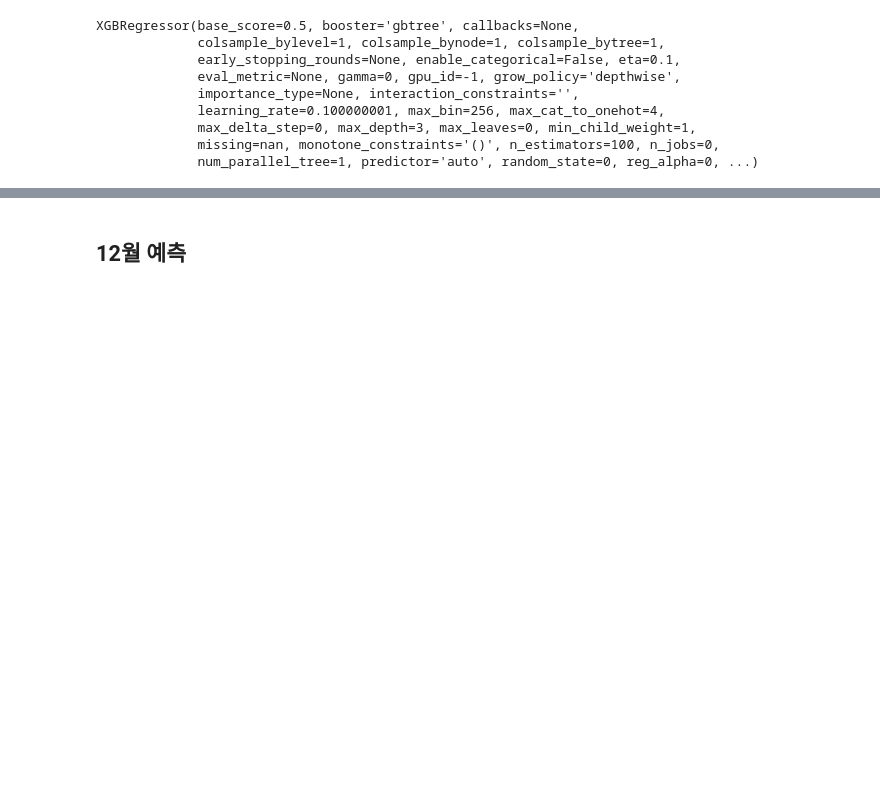
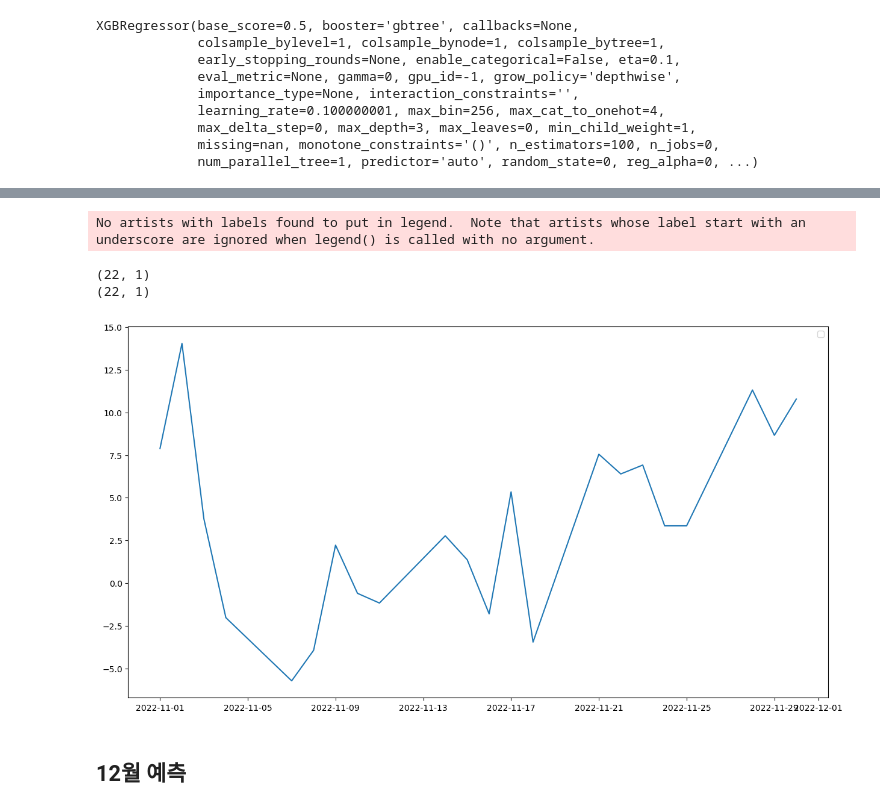
Before and after one commit to Kim-Hyunah/Final_Predict_Agricultural, a Jupyter notebook: model_pred_price_xgb_jinhyeok.ipynb, the cells around one changed output, grey strips where cells are left out. Saved outputs shown, nothing was run; the diff lists cells and outputs as text; code cells hidden in the pictures; blank space fills up the shorter version.

```diff
--- a/model_pred_price_xgb_jinhyeok.ipynb
+++ b/model_pred_price_xgb_jinhyeok.ipynb
@@ -66,3 +77,6 @@ y_train, y_test = y[:len_y], y[len_y:]
+# %%
+X_train2, X_test2 = X2[:len_X2], X2[len_X2:]
+y_train2, y_test2 = y2[:len_X2], y2[len_X2:]
 # %% [markdown]
 ## 12월 테스트용 데이터 전처리
 # %%
@@ -248,2 +345,20 @@ r2_score : 0.982
+# %%
+y_tst_inv2 = mmsc2_tar.inverse_transform(y_test2)
+y_pred_inv2 = mmsc2_tar.inverse_transform(y_pred3.reshape(-1,1))
+
+print(y_tst_inv2.shape)
+print(y_pred_inv2.shape)
+
+y_diff2 = (y_pred_inv2 - y_tst_inv2)/y_tst_inv2*100
+fig = plt.figure(figsize=(15,8))
+plt.plot(target.index[len_X2:], y_diff2.reshape(-1))
+# plt.plot(target.index[len_y:], 0)
+plt.legend()
+plt.show()
+# %% [output]
+No artists with labels found to put in legend.  Note that artists whose label start with an underscore are ignored when legend() is called with no argument.
+(22, 1)
+(22, 1)
+[figure, added]
 # %% [markdown]
 ## 12월 예측
```
Also changed, not shown: parts of 18 cells of this notebook, 1 other file.
